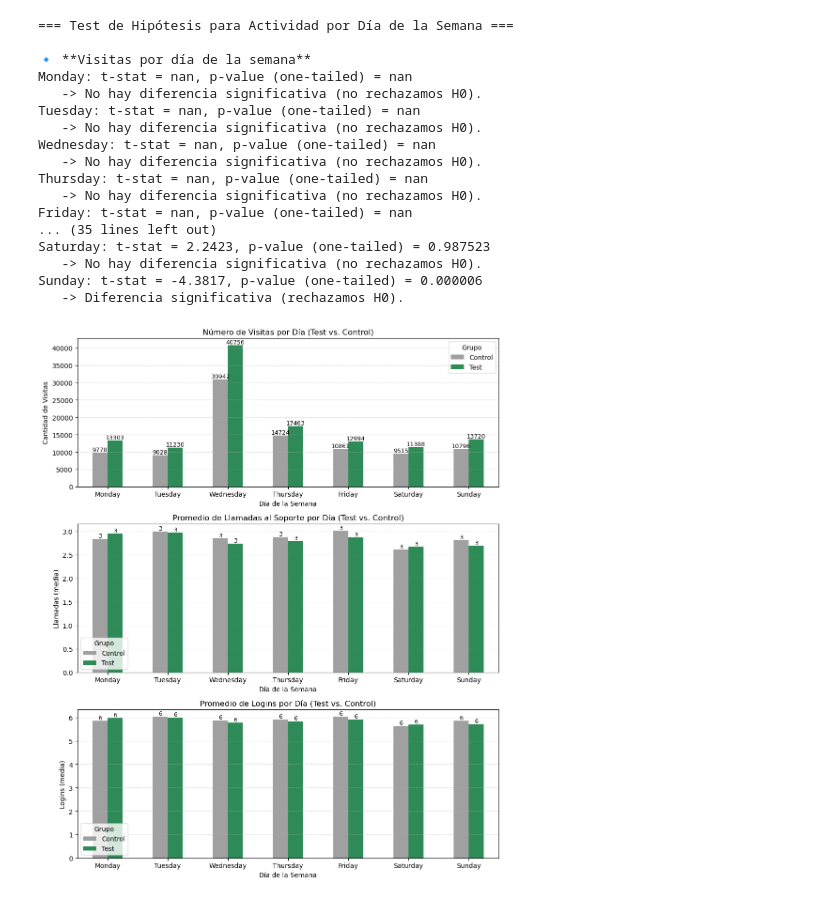
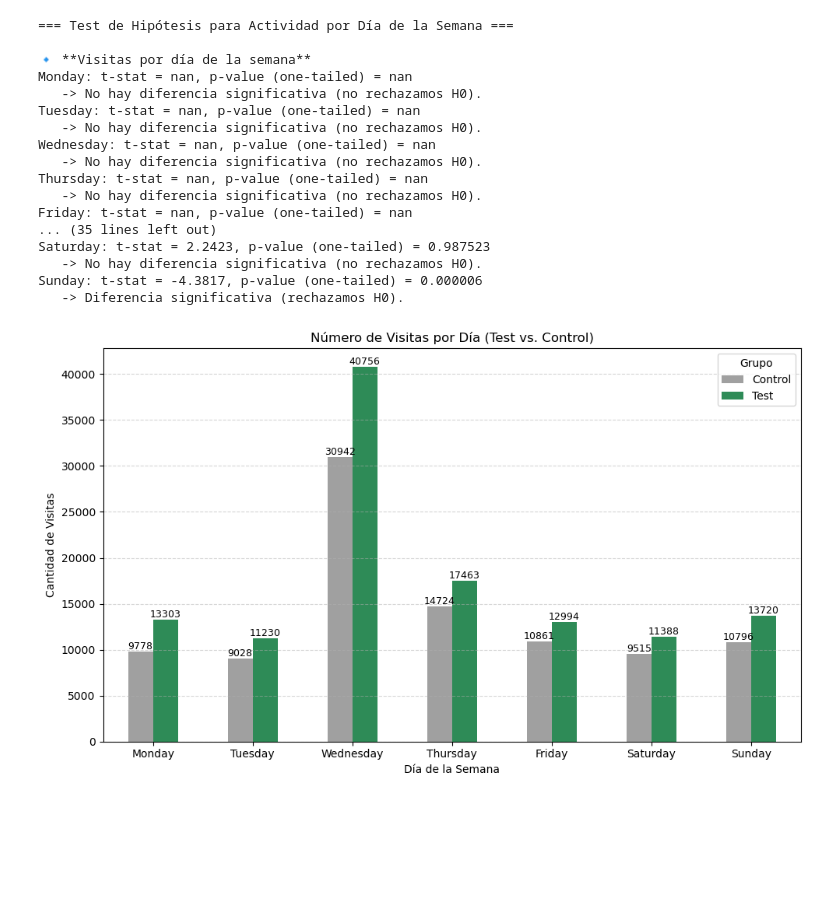
Before and after one commit to jesuserro/eda-testing-vanguard, a Jupyter notebook: src/kpi/4_activity-per-day.ipynb, the cells around one changed output. Drawn from its saved outputs; the diff is of its cells as text; code cells hidden in the pictures; blank space fills up the shorter version.

```diff
--- a/src/kpi/4_activity-per-day.ipynb
+++ b/src/kpi/4_activity-per-day.ipynb
@@ -85,60 +85,47 @@ for metric_name, column_name in metric_map.items():
 # --------------------------------------------------
 # PASO 6: Graficar la actividad por día de la semana
 # --------------------------------------------------
-fig, axes = plt.subplots(3, 1, figsize=(10, 12))
+fig, ax = plt.subplots(figsize=(10, 6))
 
 # Definir colores corregidos
 color_map = {"Control": "#A0A0A0", "Test": "#2E8B57"}
 
-# Gráfico 1: Número de visitas por día
-df_visits.plot(kind="bar", ax=axes[0], color=[color_map.get(col, "gray") for col in df_visits.columns])
-axes[0].set_title("Número de Visitas por Día (Test vs. Control)")
-axes[0].set_ylabel("Cantidad de Visitas")
-axes[0].grid(axis="y", linestyle="--", alpha=0.5)
-
-# Gráfico 2: Promedio de llamadas por día
-df_calls.plot(kind="bar", ax=axes[1], color=[color_map.get(col, "gray") for col in df_calls.columns])
-axes[1].set_title("Promedio de Llamadas al Soporte por Día (Test vs. Control)")
-axes[1].set_ylabel("Llamadas (media)")
-axes[1].grid(axis="y", linestyle="--", alpha=0.5)
-
-# Gráfico 3: Promedio de logins por día
-df_logins.plot(kind="bar", ax=axes[2], color=[color_map.get(col, "gray") for col in df_logins.columns])
-axes[2].set_title("Promedio de Logins por Día (Test vs. Control)")
-axes[2].set_ylabel("Logins (media)")
-axes[2].grid(axis="y", linestyle="--", alpha=0.5)
+# Gráfico: Número de visitas por día
+df_visits.plot(kind="bar", ax=ax, color=[color_map.get(col, "gray") for col in df_visits.columns])
+ax.set_title("Número de Visitas por Día (Test vs. Control)")
+ax.set_ylabel("Cantidad de Visitas")
+ax.grid(axis="y", linestyle="--", alpha=0.5)
 
 # Ajustes finales
-for ax in axes:
-    ax.set_xlabel("Día de la Semana")
-    ax.set_xticklabels(day_order, rotation=0)
-    ax.legend(title="Grupo")
-    for p in ax.patches:
-        height = p.get_height()
-        if not np.isnan(height):
-            ax.annotate(f"{height:.0f}" if height >= 1 else f"{height:.2f}",
-                        (p.get_x() + p.get_width()/2, height),
-                        ha="center", va="bottom", fontsize=9)
+ax.set_xlabel("Día de la Semana")
+ax.set_xticklabels(day_order, rotation=0)
+ax.legend(title="Grupo")
+for p in ax.patches:
+    height = p.get_height()
+    if not np.isnan(height):
+        ax.annotate(f"{height:.0f}" if height >= 1 else f"{height:.2f}",
+                    (p.get_x() + p.get_width()/2, height),
+                    ha="center", va="bottom", fontsize=9)
 
 plt.tight_layout()
 plt.savefig("../../img/4_activity_by_day.jpg", dpi=300, bbox_inches='tight')
 plt.show()
 # %% [output]
 === Test de Hipótesis para Actividad por Día de la Semana ===
 
 🔹 **Visitas por día de la semana**
 Monday: t-stat = nan, p-value (one-tailed) = nan
    -> No hay diferencia significativa (no rechazamos H0).
 Tuesday: t-stat = nan, p-value (one-tailed) = nan
    -> No hay diferencia significativa (no rechazamos H0).
 Wednesday: t-stat = nan, p-value (one-tailed) = nan
    -> No hay diferencia significativa (no rechazamos H0).
 Thursday: t-stat = nan, p-value (one-tailed) = nan
    -> No hay diferencia significativa (no rechazamos H0).
 Friday: t-stat = nan, p-value (one-tailed) = nan
 ... (35 lines left out)
 Saturday: t-stat = 2.2423, p-value (one-tailed) = 0.987523
    -> No hay diferencia significativa (no rechazamos H0).
 Sunday: t-stat = -4.3817, p-value (one-tailed) = 0.000006
    -> Diferencia significativa (rechazamos H0).
-[figure, old version]
+[figure, new version]
```
Also changed, not shown: 1 other file.
